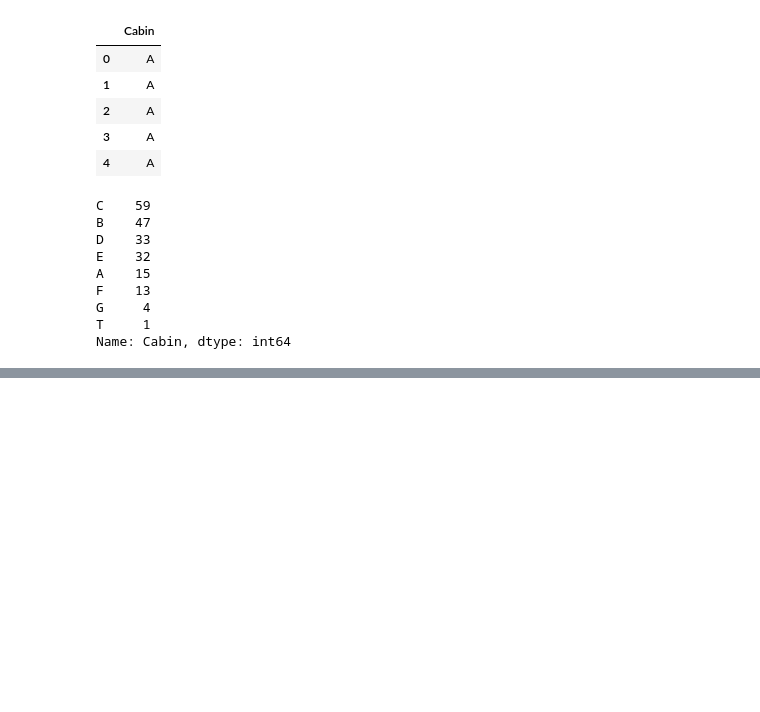
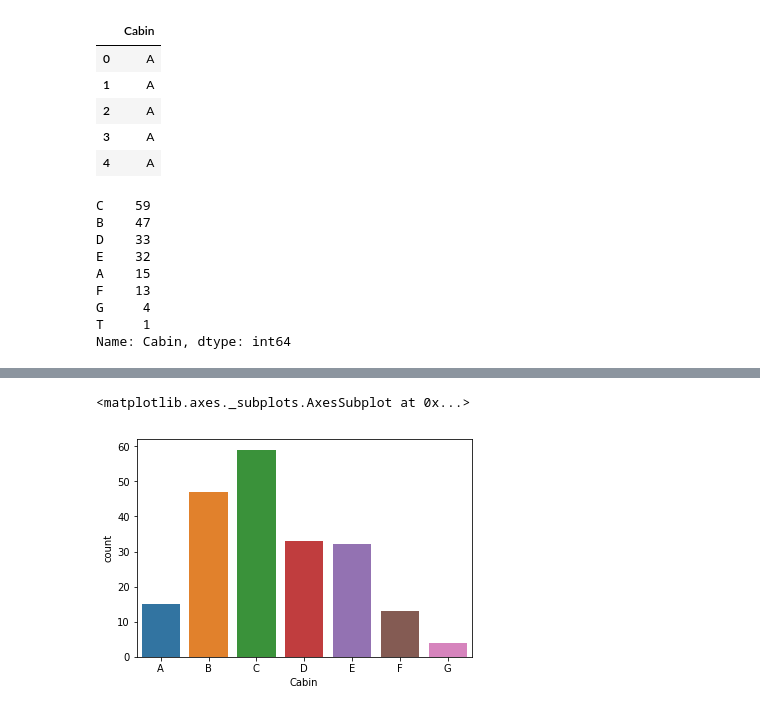
Before and after one commit to hkacmaz/Titanic-Passenger-Survivors, a Jupyter notebook: Titanic Survivors Analysis.ipynb, the cells around one changed output, grey strips where cells are left out. Saved outputs shown, nothing was run; the diff lists cells and outputs as text; code cells hidden in the pictures; blank space fills up the shorter version.

```diff
--- a/Titanic Survivors Analysis.ipynb
+++ b/Titanic Survivors Analysis.ipynb
@@ -190,0 +196,2 @@ Name: Cabin, dtype: int64
+# %%
+cabin_df = cabin_df[cabin_df['Cabin']!='T']
@@ -190,0 +209,6 @@ Name: Cabin, dtype: int64
+# %%
+#now re display again.
+sns.countplot('Cabin',data=cabin_df)
+# %% [output]
+<matplotlib.axes._subplots.AxesSubplot at 0x...>
+[figure, added]
```
Also changed, not shown: parts of 2 cells of this notebook.
